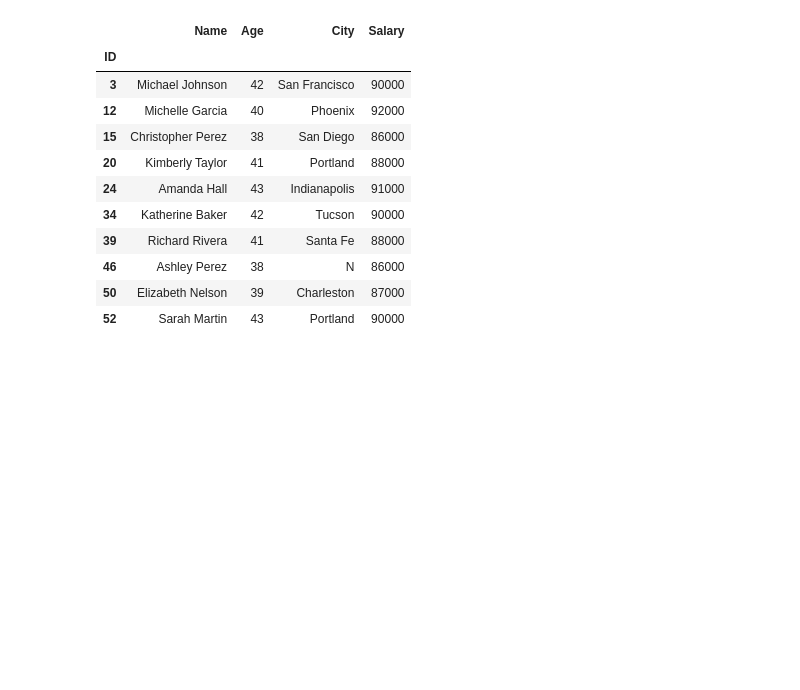
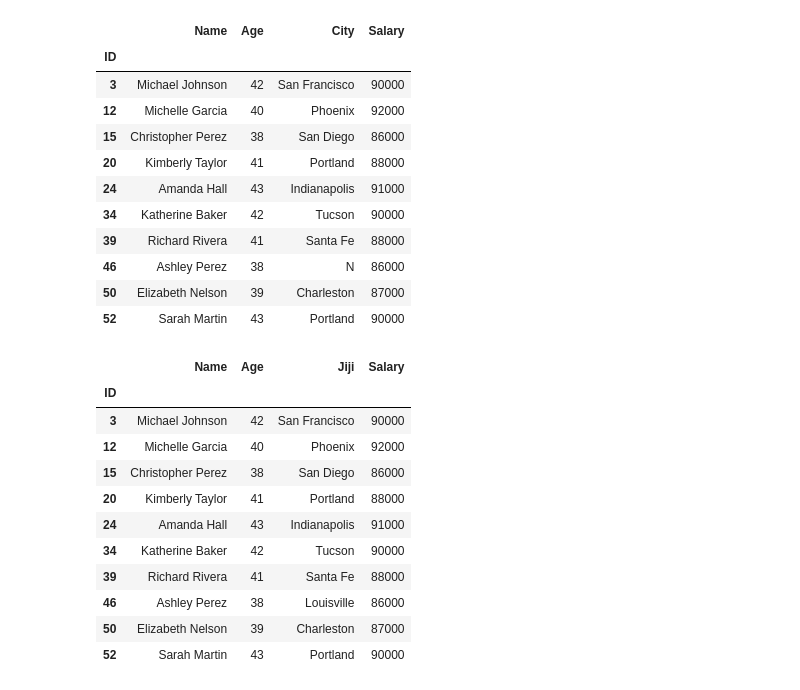
Before and after one commit to james-mumo/data-analytics-101, a Jupyter notebook: Data Cleaning and Preparation/basics.ipynb, the cells around one changed output. Drawn from its saved outputs; the diff is of its cells as text; code cells hidden in the pictures; blank space fills up the shorter version.

```diff
--- a/Data Cleaning and Preparation/basics.ipynb
+++ b/Data Cleaning and Preparation/basics.ipynb
@@ -199,3 +199,18 @@ rich.replace("Louisville", "N")
 | 46 | Ashley Perez | 38 | N | 86000 |
 | 50 | Elizabeth Nelson | 39 | Charleston | 87000 |
 | 52 | Sarah Martin | 43 | Portland | 90000 |
+# %%
+rich.rename(columns={'City':"Jiji"})
+# %% [output]
+|  | Name | Age | Jiji | Salary |
+| ID |  |  |  |  |
+| 3 | Michael Johnson | 42 | San Francisco | 90000 |
+| 12 | Michelle Garcia | 40 | Phoenix | 92000 |
+| 15 | Christopher Perez | 38 | San Diego | 86000 |
+| 20 | Kimberly Taylor | 41 | Portland | 88000 |
+| 24 | Amanda Hall | 43 | Indianapolis | 91000 |
+| 34 | Katherine Baker | 42 | Tucson | 90000 |
+| 39 | Richard Rivera | 41 | Santa Fe | 88000 |
+| 46 | Ashley Perez | 38 | Louisville | 86000 |
+| 50 | Elizabeth Nelson | 39 | Charleston | 87000 |
+| 52 | Sarah Martin | 43 | Portland | 90000 |
```
Also changed, not shown: 2 other files.
